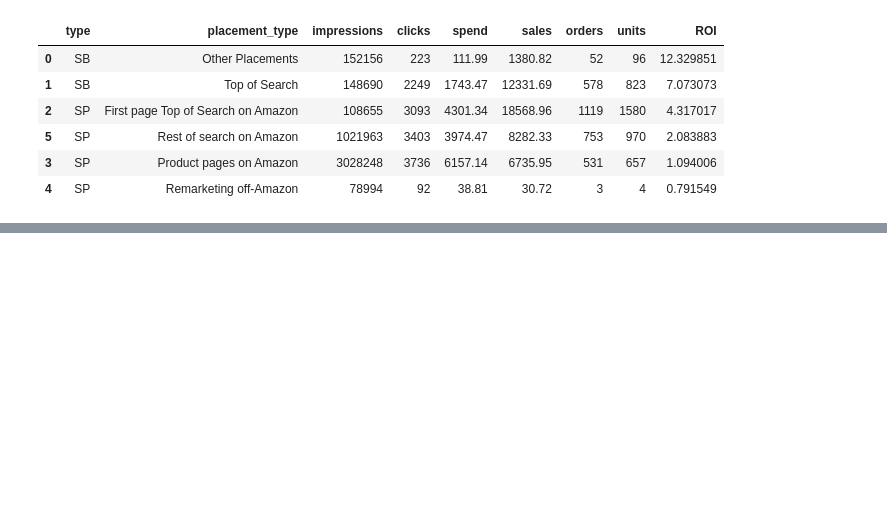
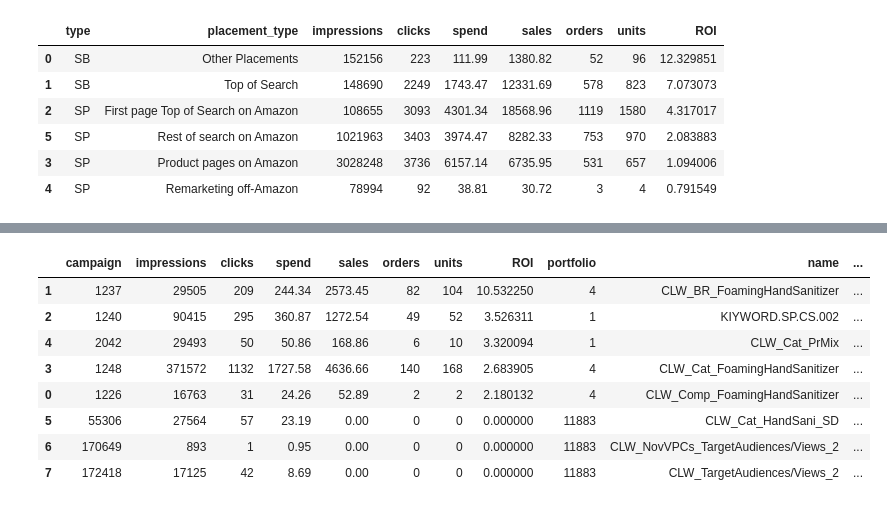
Before and after one commit to JuliaSokolova/amazon_-eCommerce_optimization, a Jupyter notebook: Untitled.ipynb, the cells around one changed output, grey strips where cells are left out. Cells and saved outputs as stored; diff of their text form; code cells hidden in the pictures; blank space fills up the shorter version.

```diff
--- a/Untitled.ipynb
+++ b/Untitled.ipynb
@@ -299,0 +331,26 @@ result_by_placement
+# %%
+def explore_product(name):
+    product = ad_group_details[ad_group_details.asin == name]
+    product = product.groupby(product.campaign)[
+    'impressions',
+    'clicks',
+    'spend',
+    'sales',
+    'orders',
+    'units'].sum().reset_index()
+    product['ROI'] = product.sales / product.spend
+    product = product.join(campaign.set_index('id'), on='campaign').sort_values(by = 'ROI', ascending = False)
+    product = product.drop(columns = ['currency'])
+    return product
+# %%
+explore_product('B01CJB7FIW')
+# %% [output]
+|  | campaign | impressions | clicks | spend | sales | orders | units | ROI | portfolio | name | ... |
+| 1 | 1237 | 29505 | 209 | 244.34 | 2573.45 | 82 | 104 | 10.532250 | 4 | CLW_BR_FoamingHandSanitizer | ... |
+| 2 | 1240 | 90415 | 295 | 360.87 | 1272.54 | 49 | 52 | 3.526311 | 1 | KIYWORD.SP.CS.002 | ... |
+| 4 | 2042 | 29493 | 50 | 50.86 | 168.86 | 6 | 10 | 3.320094 | 1 | CLW_Cat_PrMix | ... |
+| 3 | 1248 | 371572 | 1132 | 1727.58 | 4636.66 | 140 | 168 | 2.683905 | 4 | CLW_Cat_FoamingHandSanitizer | ... |
+| 0 | 1226 | 16763 | 31 | 24.26 | 52.89 | 2 | 2 | 2.180132 | 4 | CLW_Comp_FoamingHandSanitizer | ... |
+| 5 | 55306 | 27564 | 57 | 23.19 | 0.00 | 0 | 0 | 0.000000 | 11883 | CLW_Cat_HandSani_SD | ... |
+| 6 | 170649 | 893 | 1 | 0.95 | 0.00 | 0 | 0 | 0.000000 | 11883 | CLW_NovVPCs_TargetAudiences/Views_2 | ... |
+| 7 | 172418 | 17125 | 42 | 8.69 | 0.00 | 0 | 0 | 0.000000 | 11883 | CLW_TargetAudiences/Views_2 | ... |
```
Also changed, not shown: parts of 12 cells of this notebook, 3 other files.
